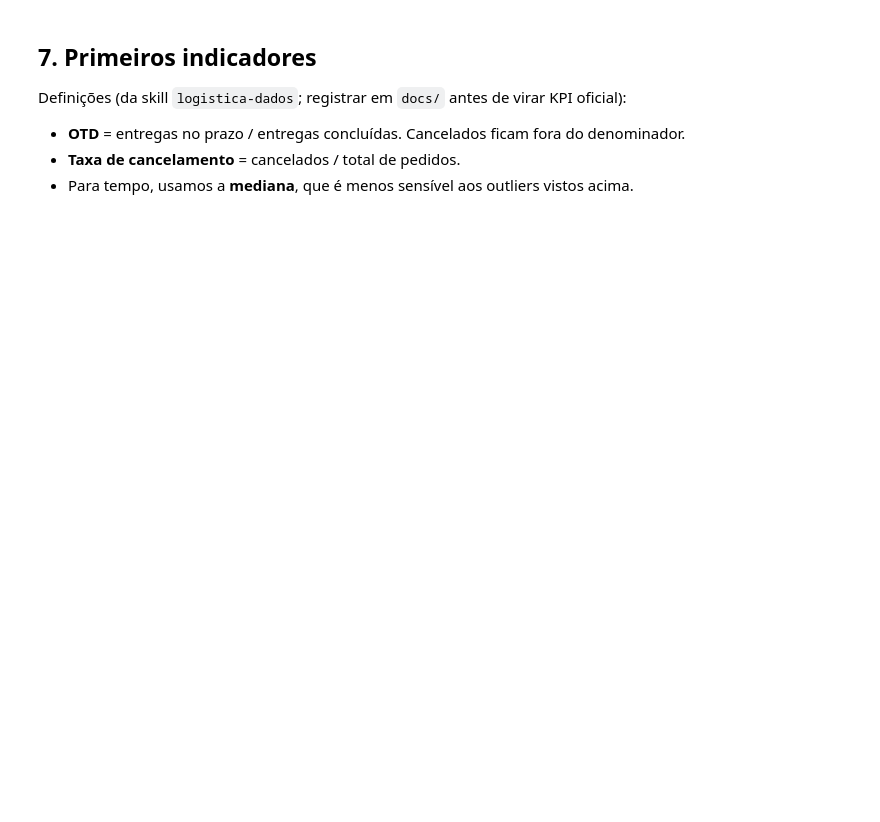
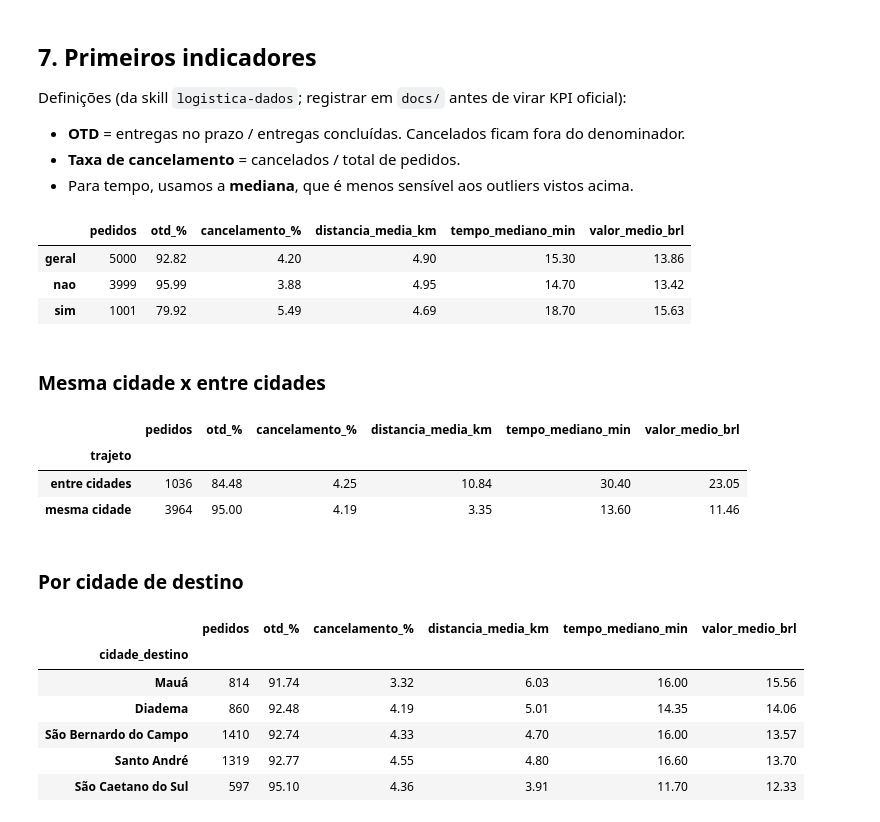
Before and after one commit to molinatr19-star/projeto_logistica_rotas, a Jupyter notebook: notebooks/01_analise_exploratoria_logistica.ipynb, the cells around one changed output. Saved outputs shown, nothing was run; the diff lists cells and outputs as text; code cells hidden in the pictures; blank space fills up the shorter version.

```diff
--- a/notebooks/01_analise_exploratoria_logistica.ipynb
+++ b/notebooks/01_analise_exploratoria_logistica.ipynb
@@ -123,4 +234,33 @@ def resumo_operacional(grupo: pd.DataFrame) -> pd.Series:
 
 geral = resumo_operacional(df).rename("geral")
 por_pico = df.groupby("horario_pico", observed=True).apply(resumo_operacional, include_groups=False)
-pd.concat([geral.to_frame().T, por_pico])
+pd.concat([geral.to_frame().T, por_pico]).astype({"pedidos": int})
+# %% [output]
+|  | pedidos | otd_% | cancelamento_% | distancia_media_km | tempo_mediano_min | valor_medio_brl |
+| geral | 5000 | 92.82 | 4.20 | 4.90 | 15.30 | 13.86 |
+| nao | 3999 | 95.99 | 3.88 | 4.95 | 14.70 | 13.42 |
+| sim | 1001 | 79.92 | 5.49 | 4.69 | 18.70 | 15.63 |
+# %% [markdown]
+### Mesma cidade x entre cidades
+# %%
+df.groupby("trajeto").apply(resumo_operacional, include_groups=False).astype({"pedidos": int})
+# %% [output]
+|  | pedidos | otd_% | cancelamento_% | distancia_media_km | tempo_mediano_min | valor_medio_brl |
+| trajeto |  |  |  |  |  |  |
+| entre cidades | 1036 | 84.48 | 4.25 | 10.84 | 30.40 | 23.05 |
+| mesma cidade | 3964 | 95.00 | 4.19 | 3.35 | 13.60 | 11.46 |
+# %% [markdown]
+### Por cidade de destino
+# %%
+(df.groupby("cidade_destino", observed=True)
+   .apply(resumo_operacional, include_groups=False)
+   .astype({"pedidos": int})
+   .sort_values("otd_%"))
+# %% [output]
+|  | pedidos | otd_% | cancelamento_% | distancia_media_km | tempo_mediano_min | valor_medio_brl |
+| cidade_destino |  |  |  |  |  |  |
+| Mauá | 814 | 91.74 | 3.32 | 6.03 | 16.00 | 15.56 |
+| Diadema | 860 | 92.48 | 4.19 | 5.01 | 14.35 | 14.06 |
+| São Bernardo do Campo | 1410 | 92.74 | 4.33 | 4.70 | 16.00 | 13.57 |
+| Santo André | 1319 | 92.77 | 4.55 | 4.80 | 16.60 | 13.70 |
+| São Caetano do Sul | 597 | 95.10 | 4.36 | 3.91 | 11.70 | 12.33 |
```
Also changed, not shown: parts of 21 cells of this notebook.
